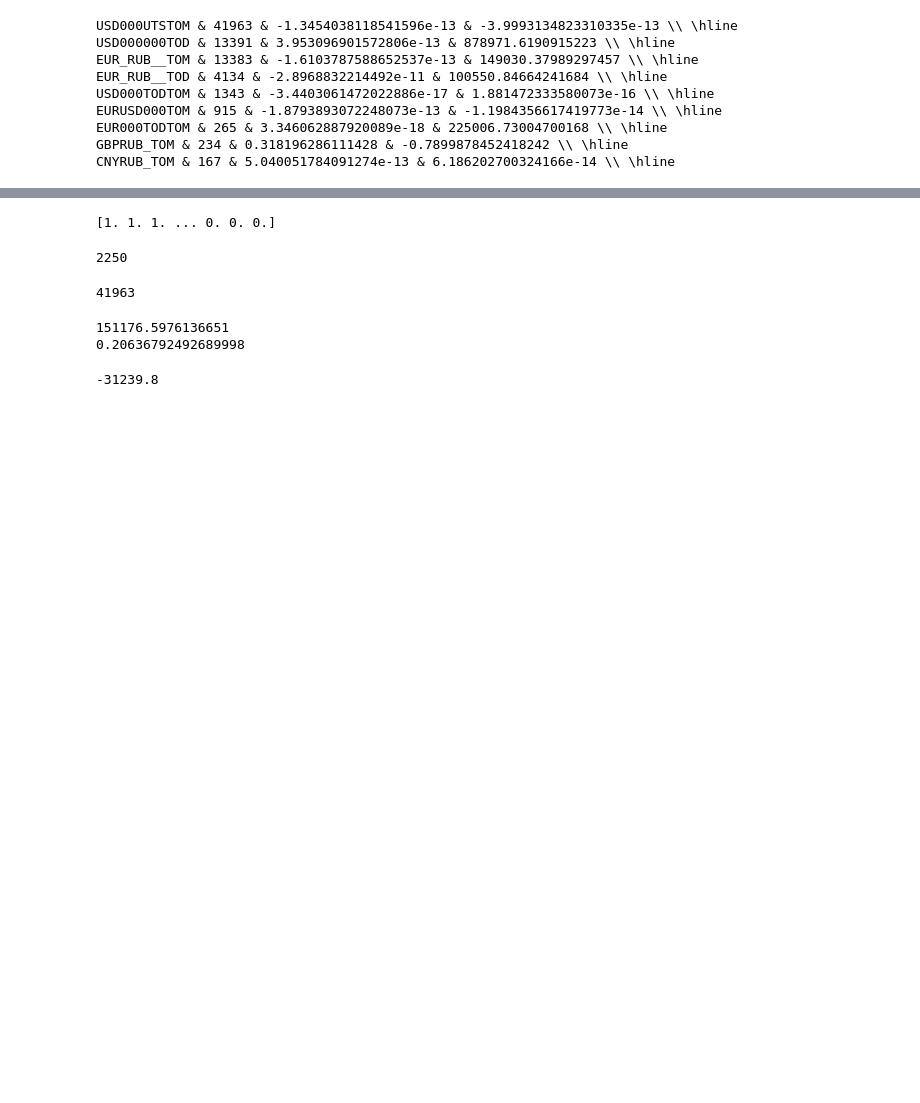
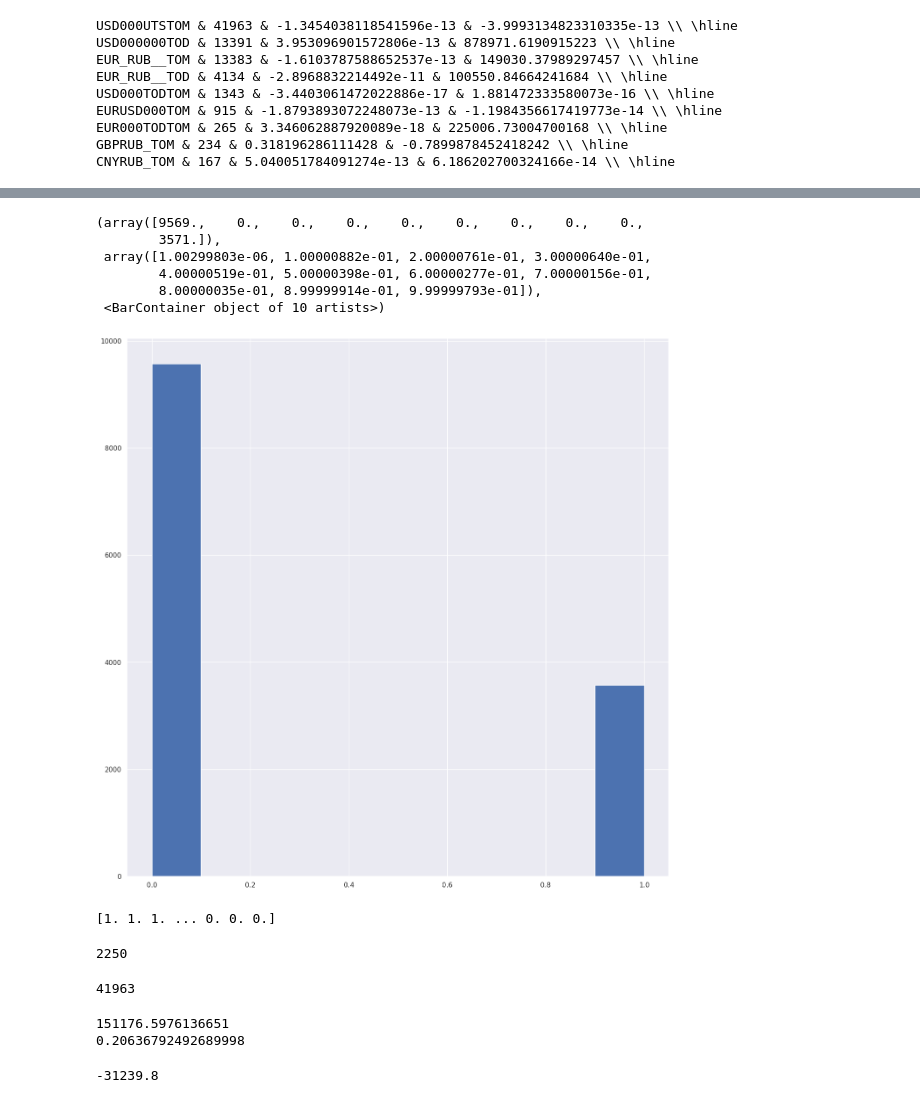
Before and after one commit to VsevolodZaostrovsky/OWModel, a Jupyter notebook: New data/coefs anal/coefsOWnew.ipynb, the cells around one changed output, grey strips where cells are left out. Cells and saved outputs as stored; diff of their text form; code cells hidden in the pictures; blank space fills up the shorter version.

```diff
--- a/New data/coefs anal/coefsOWnew.ipynb
+++ b/New data/coefs anal/coefsOWnew.ipynb
@@ -99,7 +101,7 @@ def df_OLS_anal2(df: pd.DataFrame, mode = 0):
 
     print("rho = ", rho, "\nlambda = ", lamb, "\nkappa = ", kappa, "\n \n", end="")
 
-    return rho, kappa, lamb
+    return rho, kappa, lamb, res.bse.iloc[0]
 # %%
 def df_OLS_anal3(df: pd.DataFrame, mode = 0):
     if(mode == 0):
@@ -245,6 +396,17 @@ for file in files:
         lil = len(df[df["AskAfter"] - df["AskBefore"] <=0 ])
         me = np.mean(df["Volume"])
         spikes = len(df[((df["AskAfter"] - df["AskBefore"] > 0) & (df["Volume"] < me))])
+
+        max = len(df)
+        for index, row in df.iterrows():
+            if index < max - 1 and abs(df.loc[index, 'Time'] - df.loc[index + 1, 'Time']) < 1e-3:
+                # print(index)
+                df.loc[index + 1, 'Volume'] = df.loc[index + 1, 'Volume'] + df.loc[index, 'Volume']
+                df.loc[index + 1, 'AskBefore'] = df.loc[index, 'AskBefore']
+                df = df.drop([index])
+
+        df = df.reset_index()
+        df = df.drop(["index"], axis=1)
 
         rho, kappa, lambd =    df_OLS_anal2(df)
         rho1, kappa1, lambd1 = df_OLS_anal2(df, 1)
@@ -368,0 +531,17 @@ df = pd.read_csv("data/CU/USD000UTSTOMWP.csv")
+# %%
+df = pd.read_csv("data/SE/LKOHWP.csv")
+max = len(df)
+for index, row in df.iterrows():
+    if index < max - 1 and abs(df.loc[index, 'Time'] - df.loc[index + 1, 'Time']) < 1e-3:
+        # print(index)
+        df.loc[index + 1, 'Volume'] = df.loc[index + 1, 'Volume'] + df.loc[index, 'Volume']
+        df.loc[index + 1, 'AskBefore'] = df.loc[index, 'AskBefore']
+        df = df.drop([index])
+
+df = df.reset_index()
+df = df.drop(["index"], axis=1)
+
+# dts = np.diff(df["Time"])
+# plt.hist(dts[dts < 0.2])
+
+df_OLS_anal2(df)
@@ -369,3 +567,15 @@ df = pd.read_csv("data/CU/USD000UTSTOMWP.csv")
+# %%
+dts = np.diff(df["Time"])
+# %%
+plt.hist(dts[dts < 1])
+# %% [output]
+(array([9569.,    0.,    0.,    0.,    0.,    0.,    0.,    0.,    0.,
+        3571.]),
+ array([1.00299803e-06, 1.00000882e-01, 2.00000761e-01, 3.00000640e-01,
+        4.00000519e-01, 5.00000398e-01, 6.00000277e-01, 7.00000156e-01,
+        8.00000035e-01, 8.99999914e-01, 9.99999793e-01]),
+ <BarContainer object of 10 artists>)
+[figure, added]
 # %%
 dummy_first = np.array((df["Time"] < 3600)[1:-2], dtype=float)
 print(dummy_first)
```
Also changed, not shown: parts of 10 cells of this notebook, 2 other files.
